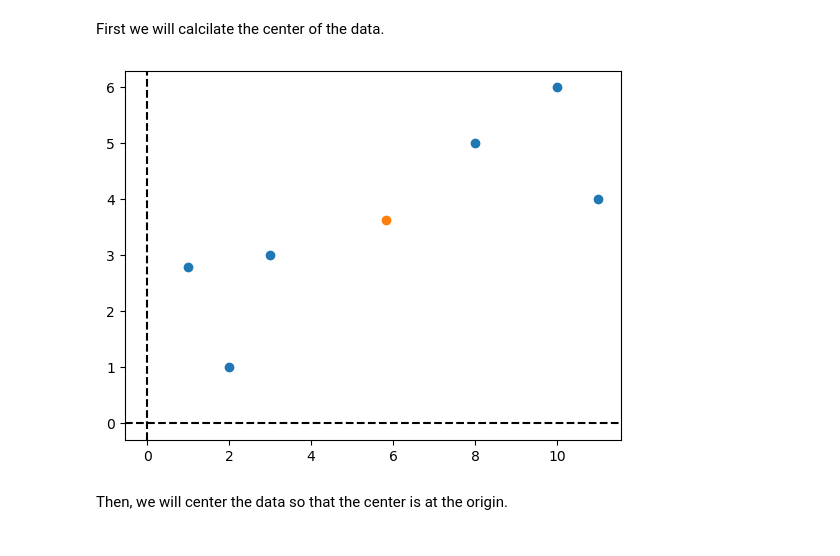
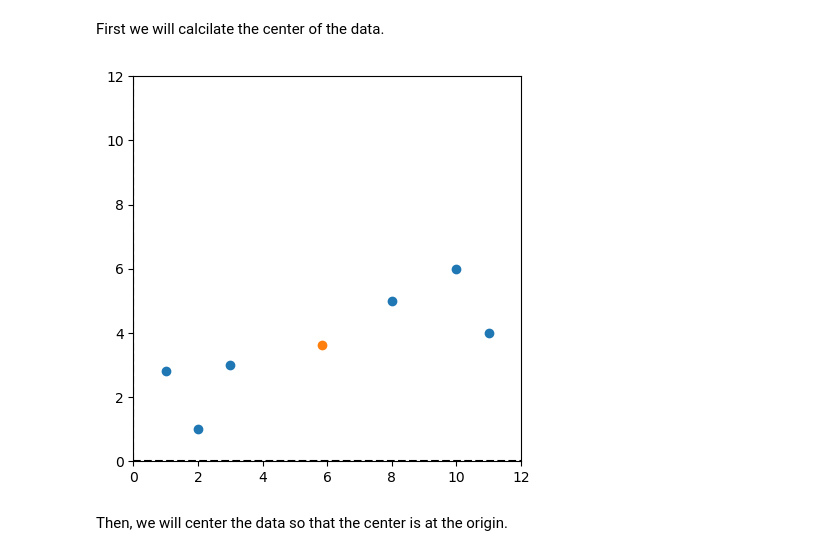
Before and after one commit to danjelito/ml-from-scratch, a Jupyter notebook: pca.ipynb, the cells around one changed output. Cells and saved outputs as stored; diff of their text form; code cells hidden in the pictures.

```diff
--- a/pca.ipynb
+++ b/pca.ipynb
@@ -228,13 +231,17 @@ plt.show()
 # %% [markdown]
 First we will calcilate the center of the data.
 # %%
+plt.figure(figsize=(5, 5))
+plt.ylim(0, 12)
+plt.xlim(0, 12)
+
 plt.scatter(dataset["gene_1"], dataset["gene_2"])
 plt.scatter(dataset.mean().values[0], dataset.mean().values[1])
 plt.axhline(y=0, color='black', linestyle='--')  # x-axis
 plt.axvline(x=0, color='black', linestyle='--')  # y-axis
 plt.show()
 # %% [output]
-[figure, old version]
+[figure, new version]
 # %% [markdown]
 Then, we will center the data so that the center is at the origin.
 # %%
```
Also changed, not shown: parts of 7 cells of this notebook.
